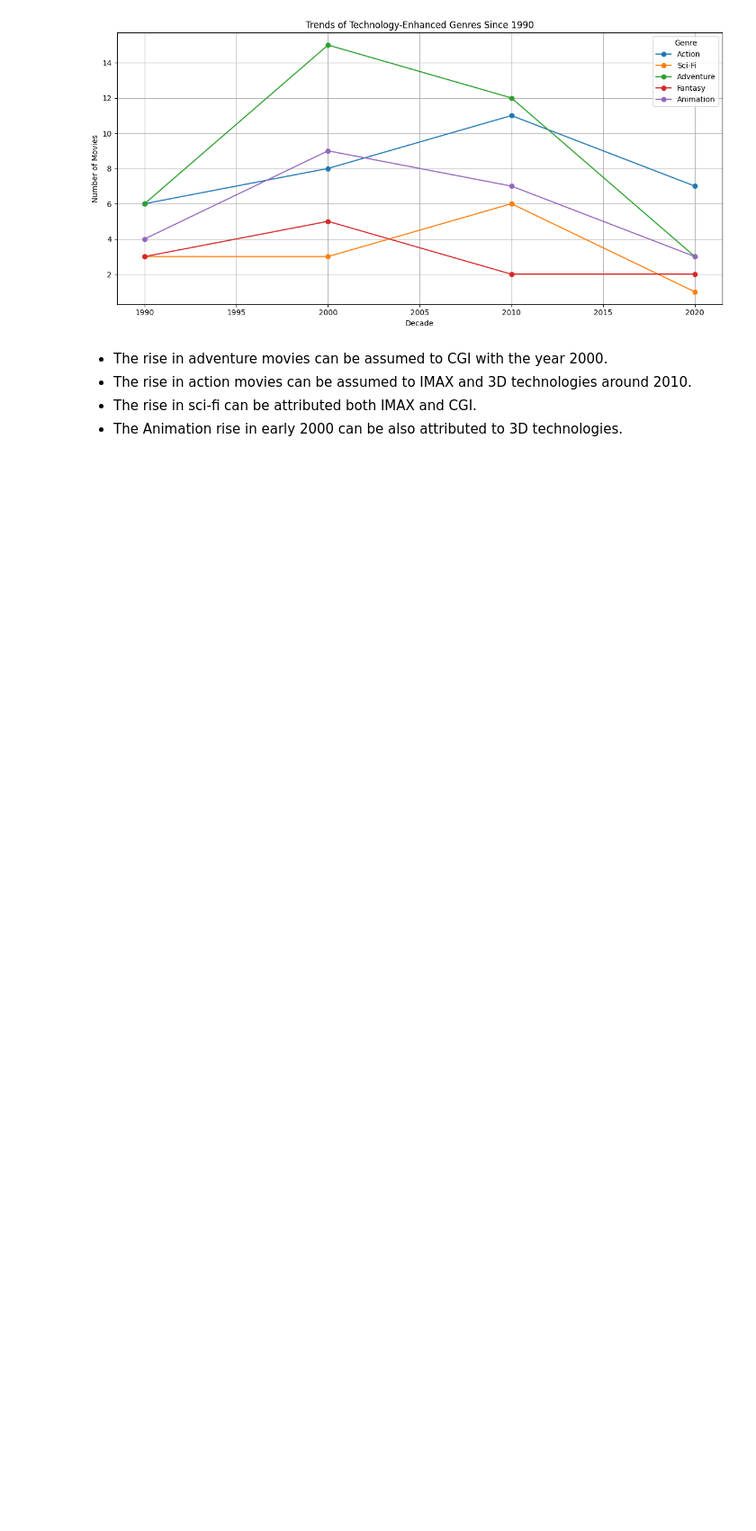
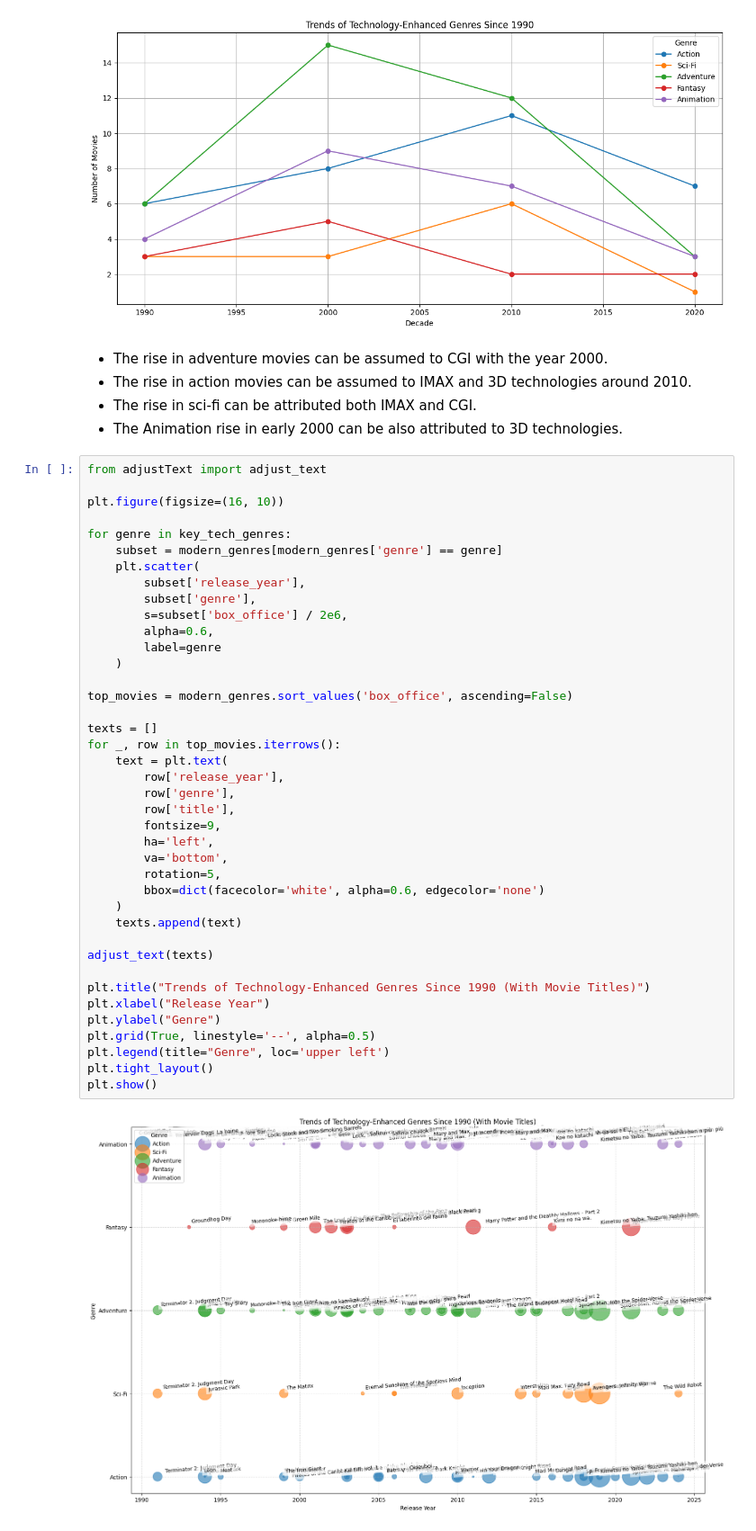
Before and after one commit to lolitha-lakshan-1/programming-data-science-assignment-1, a Jupyter notebook: Question_2/Question_2_b.ipynb, the cells around one changed output. Shown at 90% size. Cells and saved outputs as stored; diff of their text form; blank space fills up the shorter version.

Commit message:
Adding question 2 - scatter plot

```diff
--- a/Question_2/Question_2_b.ipynb
+++ b/Question_2/Question_2_b.ipynb
@@ -435,3 +435,45 @@ plt.show()
 - The rise in action movies can be assumed to IMAX and 3D technologies around 2010.
 - The rise in sci-fi can be attributed both IMAX and CGI.
 - The Animation rise in early 2000 can be also attributed to 3D technologies.
+# %%
+from adjustText import adjust_text
+
+plt.figure(figsize=(16, 10))
+
+for genre in key_tech_genres:
+    subset = modern_genres[modern_genres['genre'] == genre]
+    plt.scatter(
+        subset['release_year'],
+        subset['genre'],
+        s=subset['box_office'] / 2e6,
+        alpha=0.6,
+        label=genre
+    )
+
+top_movies = modern_genres.sort_values('box_office', ascending=False)
+
+texts = []
+for _, row in top_movies.iterrows():
+    text = plt.text(
+        row['release_year'],
+        row['genre'],
+        row['title'],
+        fontsize=9,
+        ha='left',
+        va='bottom',
+        rotation=5,
+        bbox=dict(facecolor='white', alpha=0.6, edgecolor='none')
+    )
+    texts.append(text)
+
+adjust_text(texts)
+
+plt.title("Trends of Technology-Enhanced Genres Since 1990 (With Movie Titles)")
+plt.xlabel("Release Year")
+plt.ylabel("Genre")
+plt.grid(True, linestyle='--', alpha=0.5)
+plt.legend(title="Genre", loc='upper left')
+plt.tight_layout()
+plt.show()
+# %% [output]
+[figure, added]
```
Also changed, not shown: parts of 1 cell of this notebook.
